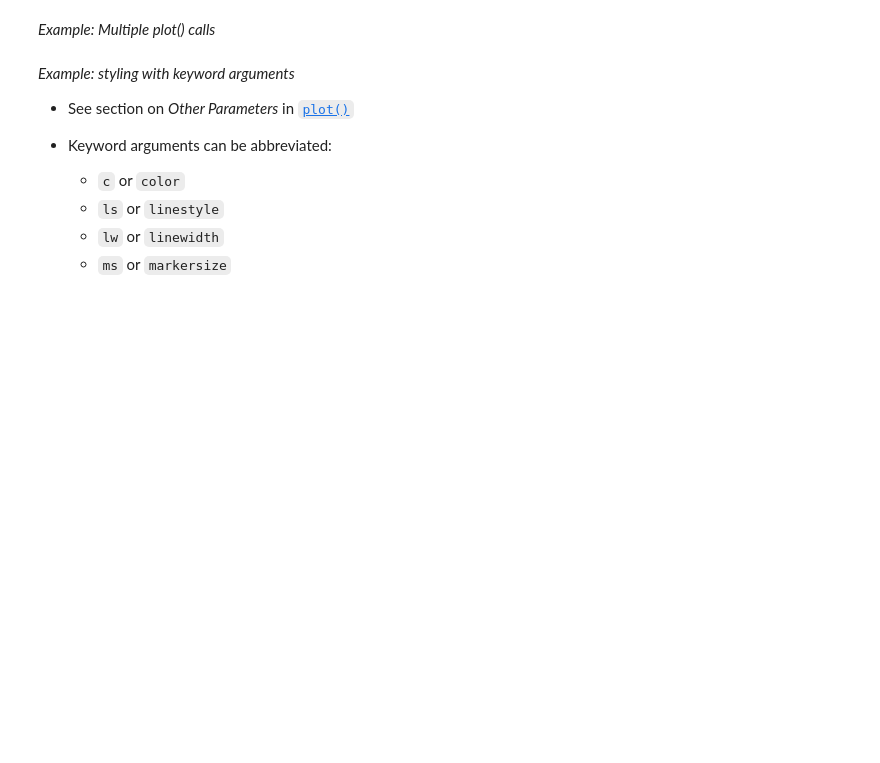
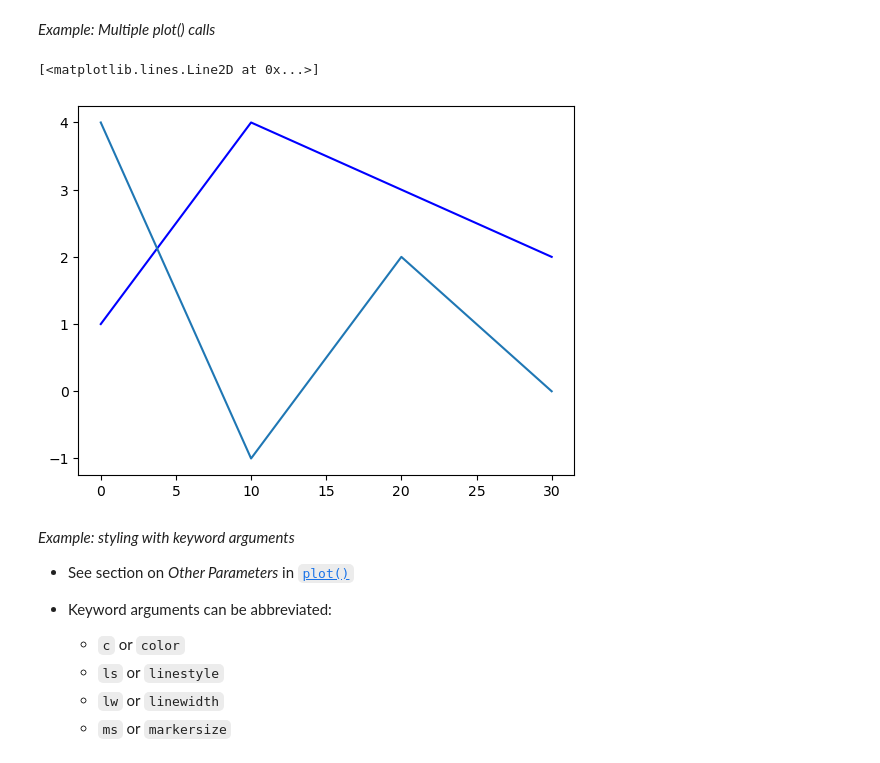
Before and after one commit to vladgalan/TECH2-H25, a Jupyter notebook: lectures/lecture3/lecture3-template-sg.ipynb, the cells around one changed output. Drawn from its saved outputs; the diff is of its cells as text; code cells hidden in the pictures; blank space fills up the shorter version.

```diff
--- a/lectures/lecture3/lecture3-template-sg.ipynb
+++ b/lectures/lecture3/lecture3-template-sg.ipynb
@@ -63,5 +91,11 @@ Plot the quadratic function <i>y = x<sup>2</sup></i> on the interval [-1, 1]:
 # %% [markdown]
 *Example: Multiple plot() calls*
+# %%
+plt.plot(xvalues, yvals1, c="blue")
+plt.plot(xvalues, yvals2)
+# %% [output]
+[<matplotlib.lines.Line2D at 0x...>]
+[figure, added]
 # %% [markdown]
 *Example: styling with keyword arguments*
 
```
Also changed, not shown: parts of 15 cells of this notebook, 4 other files.
